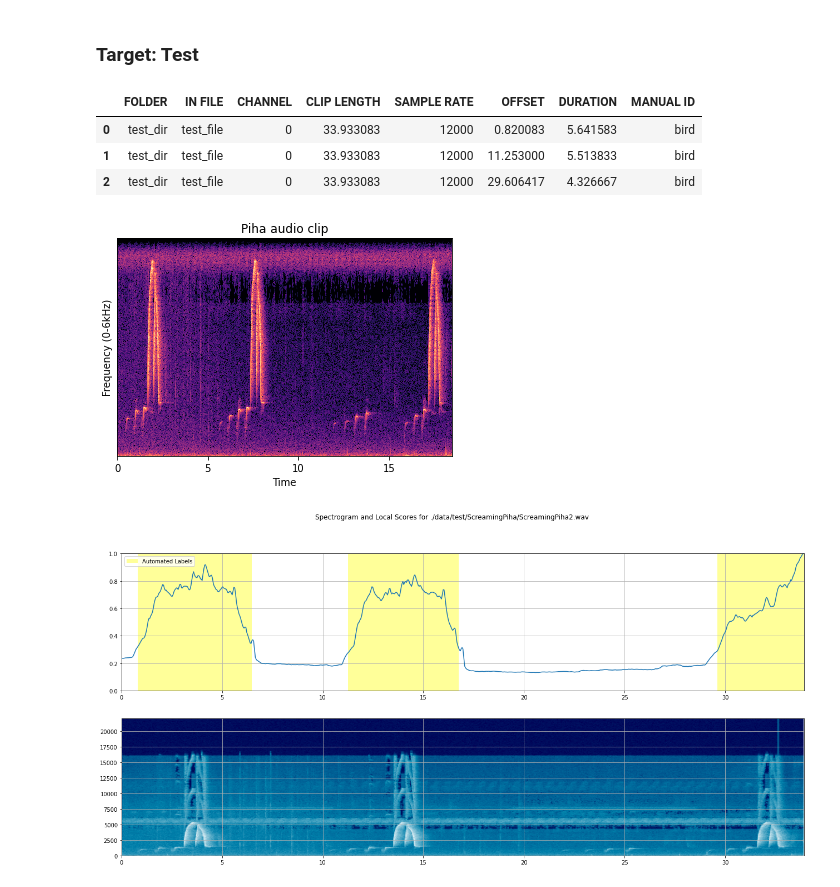
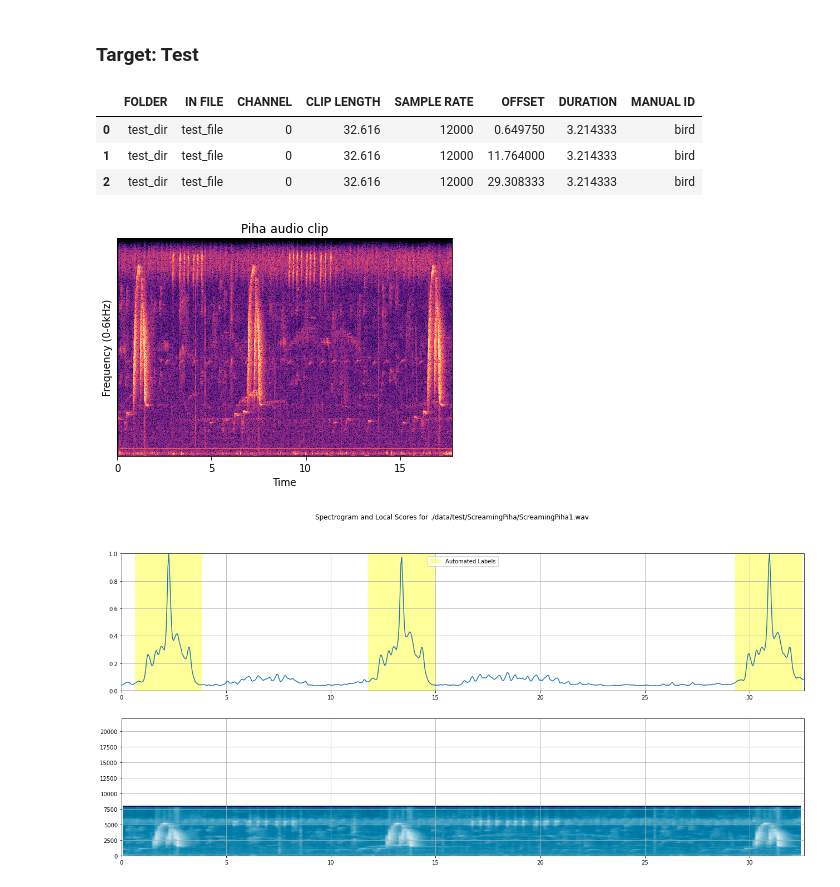
Before and after one commit to hjagarla/DSC180A_A09_cross_correlation, a Jupyter notebook: Testing.ipynb, the cells around one changed output. Drawn from its saved outputs; the diff is of its cells as text; code cells hidden in the pictures.

```diff
--- a/Testing.ipynb
+++ b/Testing.ipynb
@@ -28,7 +30,7 @@ array([[2.6069781e-01, 2.6385930e-01, 2.2871523e-01, ..., 5.9633844e-02,
 # %% [markdown]
 ### Target: Analysis
 # %%
-clip_path = './data/test/ScreamingPiha/ScreamingPiha2.wav'
+clip_path = './data/test/ScreamingPiha/ScreamingPiha1.wav'
 # %%
 audio = load_audio(clip_path)
 tf_audio = spectrogram(audio)
@@ -92,16 +62,16 @@ array([[3.49498129e+00, 2.30478549e+00, 6.48720443e-01, ...,
 # %% [markdown]
 ### Target: Test
 # %%
-temp = np.load('./data/templates/Macaw.npy')
+temp = np.load('./data/templates/ScreamingPiha.npy')
 audio = load_audio(clip_path)
 tf_audio = spectrogram(audio)
 model = correlation("steinberg", "median", 2.0, 0.0, 0.05, 1.0)
 output = test(clip_path, tf_audio, temp, audio, model)
 output
 # %% [output]
 |  | FOLDER | IN FILE | CHANNEL | CLIP LENGTH | SAMPLE RATE | OFFSET | DURATION | MANUAL ID |
-| 0 | test_dir | test_file | 0 | 33.933083 | 12000 | 0.820083 | 5.641583 | bird |
-| 1 | test_dir | test_file | 0 | 33.933083 | 12000 | 11.253000 | 5.513833 | bird |
-| 2 | test_dir | test_file | 0 | 33.933083 | 12000 | 29.606417 | 4.326667 | bird |
+| 0 | test_dir | test_file | 0 | 32.616 | 12000 | 0.649750 | 3.214333 | bird |
+| 1 | test_dir | test_file | 0 | 32.616 | 12000 | 11.764000 | 3.214333 | bird |
+| 2 | test_dir | test_file | 0 | 32.616 | 12000 | 29.308333 | 3.214333 | bird |
-[figure, old version]
+[figure, new version]
-[figure, old version]
+[figure, new version]
```
Also changed, not shown: parts of 4 cells of this notebook, 2 other files.
